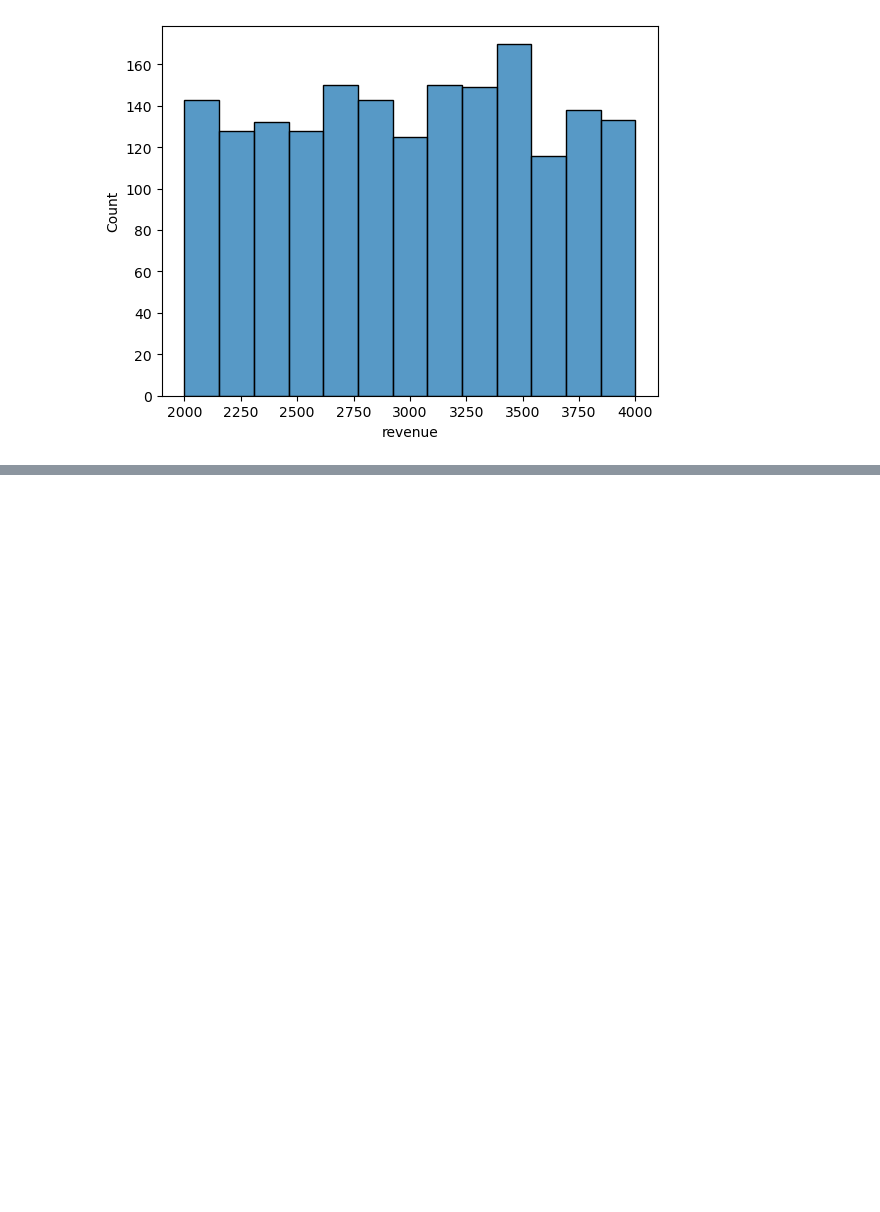
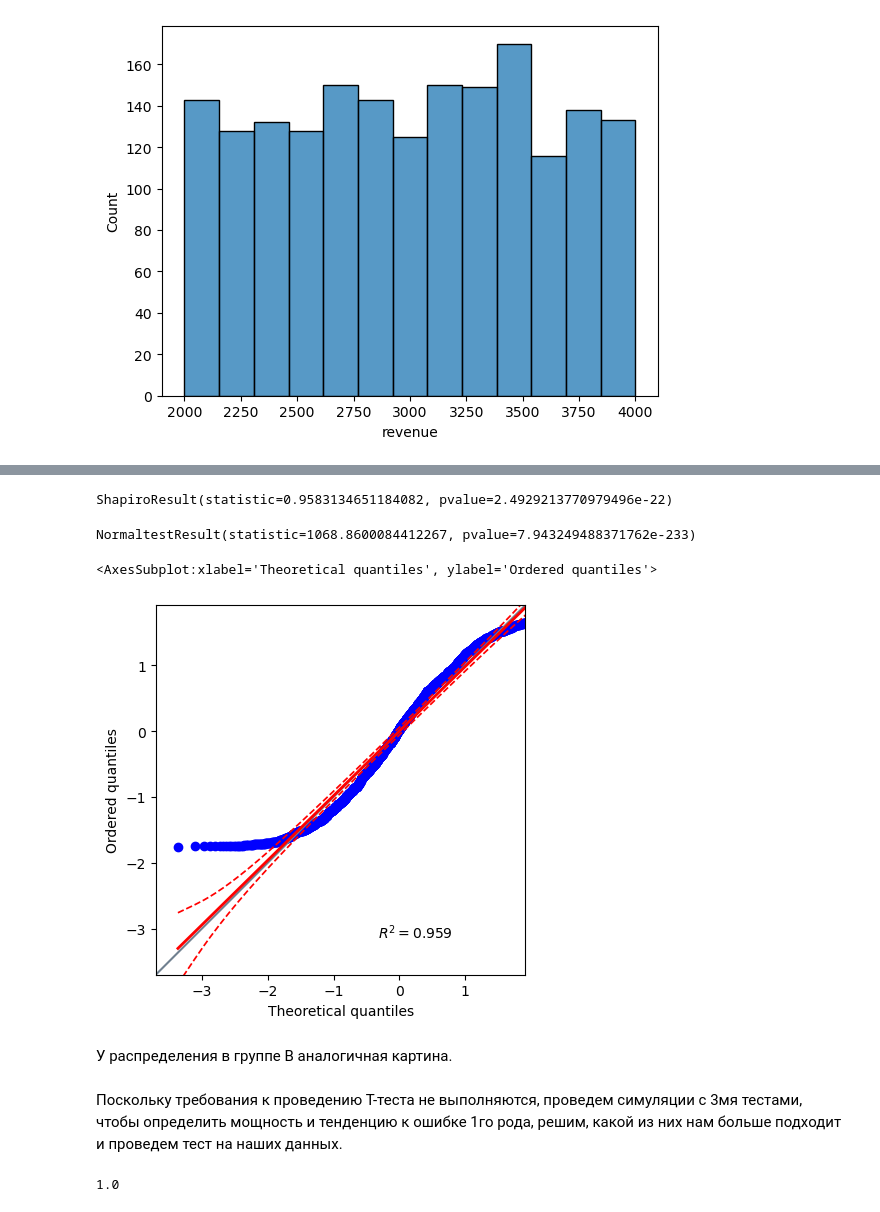
Before and after one commit to DmitriyRys/mobile_gaming, a Jupyter notebook: mobile_gaming_developer.ipynb, the cells around one changed output, grey strips where cells are left out. Drawn from its saved outputs; the diff is of its cells as text; code cells hidden in the pictures; blank space fills up the shorter version.

```diff
--- a/mobile_gaming_developer.ipynb
+++ b/mobile_gaming_developer.ipynb
@@ -1058,6 +1061,13 @@ round((b_arpu / a_arpu) * 100 - 100, 1)
 # %% [markdown]
 ARPU в группе А - 25.4, в группе B - 26.8.
 ARPU в группе B выше, чем в группе A на 5.3%.
+# %%
+# Сохраним группы в переменные
+
+dist_a = ab_df[(ab_df.testgroup == 'a')
+               & (ab_df.revenue > 0)]
+dist_b = ab_df[(ab_df.testgroup == 'b')
+               & (ab_df.revenue > 0)]
 # %%
 # Посмотрим на распределения для ARPPU
 # в группе А
@@ -1088,0 +1182,22 @@ sns.histplot(ab_df[(ab_df.testgroup == 'b')
+# %%
+# Тест Шапиро-Уилка
+ss.shapiro(dist_b.revenue)
+# %% [output]
+ShapiroResult(statistic=0.9583134651184082, pvalue=2.4929213770979496e-22)
+# %%
+# Тест Д'Агустино-Пирсона
+
+ss.normaltest(dist_b.revenue)
+# %% [output]
+NormaltestResult(statistic=1068.8600084412267, pvalue=7.943249488371762e-233)
+# %%
+# QQ-plot
+
+pg.qqplot(dist_b.revenue)
+# %% [output]
+<AxesSubplot:xlabel='Theoretical quantiles', ylabel='Ordered quantiles'>
+[figure, added]
+# %% [markdown]
+У распределения в группе B аналогичная картина.
+# %% [markdown]
+Поскольку требования к проведению Т-теста не выполняются, проведем симуляции с 3мя тестами, чтобы определить мощность и тенденцию к ошибке 1го рода, решим, какой из них нам больше подходит и проведем тест на наших данных.
@@ -1088,0 +1210,9 @@ sns.histplot(ab_df[(ab_df.testgroup == 'b')
+# %%
+# Проверяем мощность
+
+pg.power_ttest2n(dist_ac.shape[0],
+                 dist_b.shape[0],
+                 d=d,
+                 alpha=0.05)
+# %% [output]
+1.0
```
Also changed, not shown: parts of 20 cells of this notebook.
